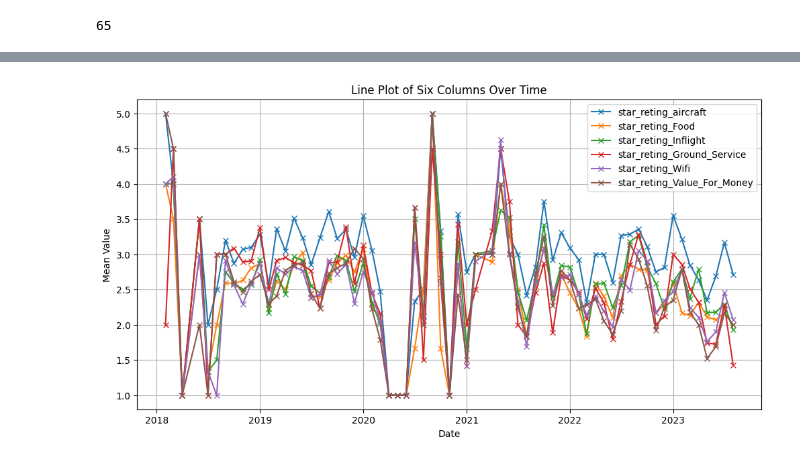
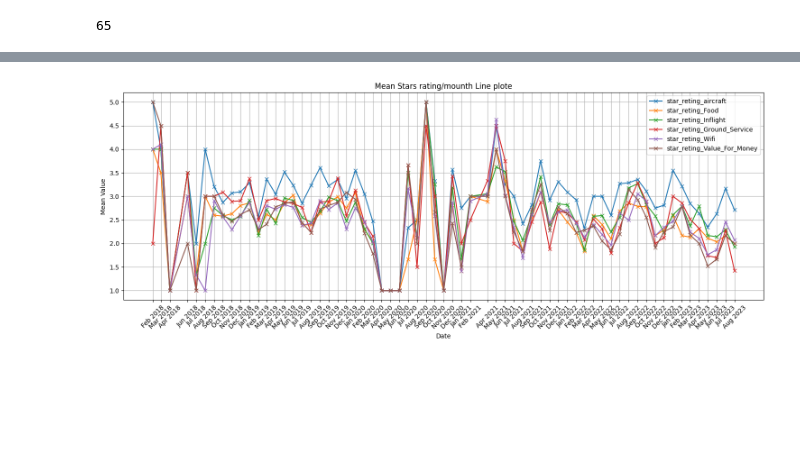
Before and after one commit to codewithawr/British-Airways-Projects, a Jupyter notebook: Task-1-Web scraping/getting_started.ipynb, the cells around one changed output, grey strips where cells are left out. Drawn from its saved outputs; the diff is of its cells as text; code cells hidden in the pictures; blank space fills up the shorter version.

```diff
--- a/Task-1-Web scraping/getting_started.ipynb
+++ b/Task-1-Web scraping/getting_started.ipynb
@@ -237,15 +237,21 @@ mean_stars_on_date_flown
 | 2023-08-01 | 2.714286 | 2.000000 | 1.928571 | 1.428571 | ... |
 65 rows × 6 columns
 # %%
-plt.figure(figsize=(12, 6))
+mean_star_ration = plt
+mean_star_ration.figure(figsize=(15, 6))
 
 for column_name in mean_stars_on_date_flown.columns:
-    plt.plot(mean_stars_on_date_flown.index, mean_stars_on_date_flown[column_name], '-x', label=column_name)
+    mean_star_ration.plot(mean_stars_on_date_flown.index, mean_stars_on_date_flown[column_name], '-x', label=column_name)
 
-plt.xlabel('Date')
-plt.ylabel('Mean Value')
-plt.title('Line Plot of Six Columns Over Time')
-plt.legend()
-plt.grid(True)
+mean_star_ration.xlabel('Date')
+mean_star_ration.ylabel('Mean Value')
+mean_star_ration.title('Mean Stars rating/mounth Line plote')
+mean_star_ration.legend()
+mean_star_ration.grid(True)
+
+# Set the x-axis ticks and labels to be months
+mean_star_ration.xticks(mean_stars_on_date_flown.index, mean_stars_on_date_flown.index.strftime('%b %Y'), rotation=45) # type: ignore
+
+mean_star_ration.tight_layout()
 # %% [output]
-[figure, old version]
+[figure, new version]
```
Also changed, not shown: parts of 8 cells of this notebook.
